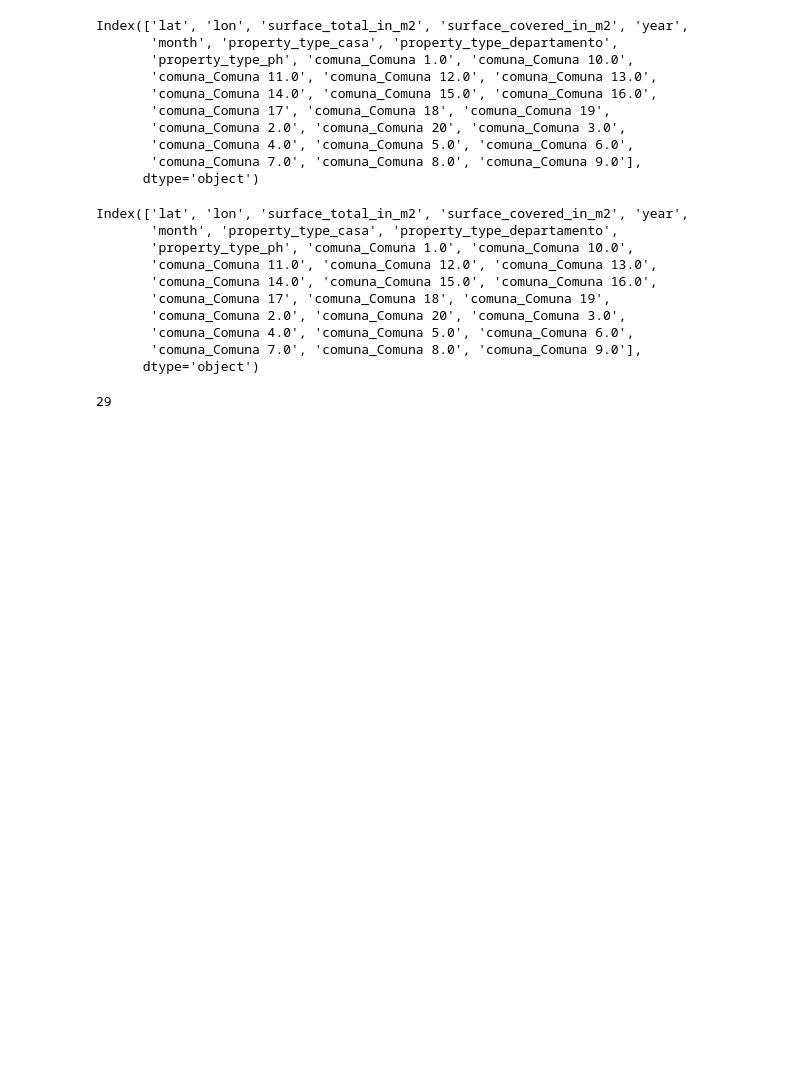
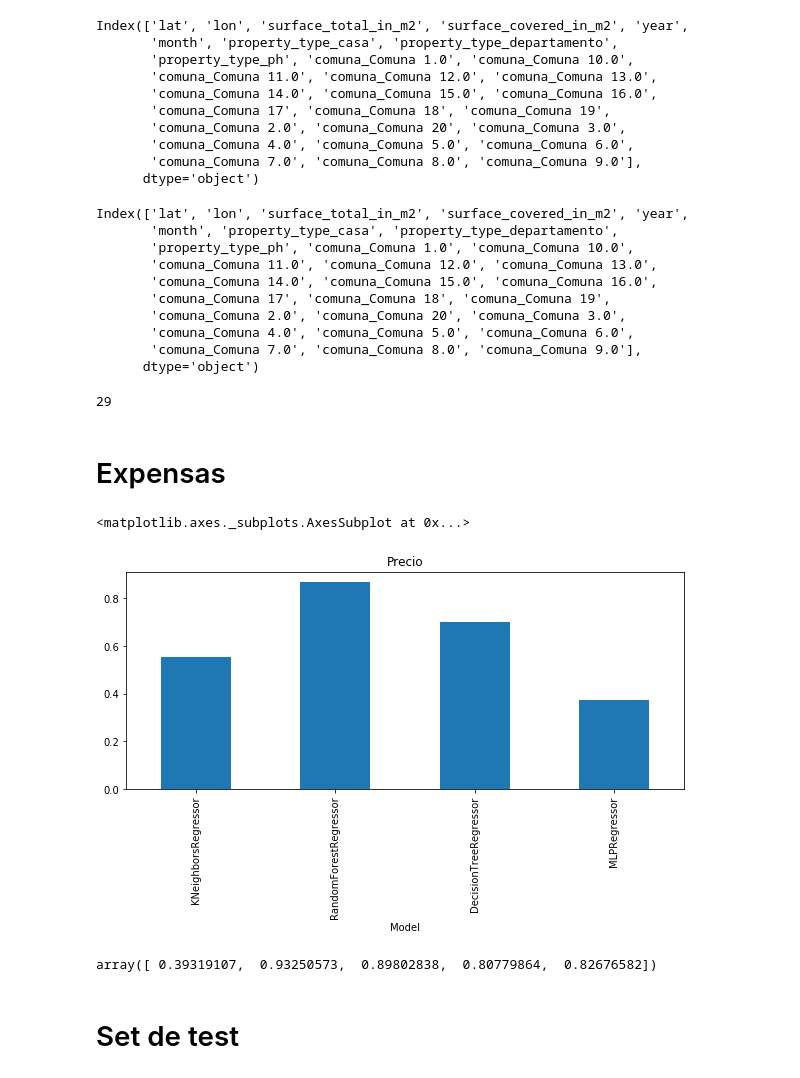
Before and after one commit to NicoGallegos/tpdatos, a Jupyter notebook: TP 2 -Nico.ipynb, the cells around one changed output. Cells and saved outputs as stored; diff of their text form; code cells hidden in the pictures; blank space fills up the shorter version.

Commit message:
Pruebas Comunas y Expenses

```diff
--- a/TP 2 -Nico.ipynb
+++ b/TP 2 -Nico.ipynb
@@ -1335,3 +1336,49 @@ archivo9 = pd.DataFrame()
 archivo9['id'] = datosForTesting.loc[:,['id']]
 archivo9['price_usd'] = prueba9
 archivo9.to_csv('prueba9.csv', index=False)
+# %% [markdown]
+# Expensas
+# %%
+datosConComunasFiltered = datosConComunas.loc[:, ['lat', 'lon', 'surface_total_in_m2','price_aprox_usd','surface_covered_in_m2','property_type','comuna','year','month','tipo', 'expenses']]
+datosConComunasFilteredOHC = pd.get_dummies(datosConComunasFiltered)
+
+
+trainConComunasyExpenses = datosConComunasFilteredOHC[datosConComunasFilteredOHC['tipo_train'] == 1]
+testConComunasyExpenses = datosConComunasFilteredOHC[datosConComunasFilteredOHC['tipo_test'] == 1]
+
+
+trainConComunasyExpenses = trainConComunasyExpenses.drop(['tipo_train','tipo_test'], axis=1)
+testConComunasyExpenses = testConComunasyExpenses.drop(['tipo_train','tipo_test'], axis=1)
+# %%
+#Prueba 10
+
+x_train, x_test, y_train, y_test = train_test_split(trainConComunasyExpenses, trainConComunasyExpenses['price_aprox_usd'], test_size=0.2)
+#x_test = x_test.loc[:, ['lat', 'lon', 'surface_total_in_m2', 'surface_covered_in_m2','property_type_id','rooms']]
+#x_train = x_train.loc[:, ['lat', 'lon', 'surface_total_in_m2', 'surface_covered_in_m2','property_type_id','rooms']]
+
+x_test = x_test.drop('price_aprox_usd',1)
+x_train = x_train.drop('price_aprox_usd',1)
+
+
+models = [KNeighborsRegressor(),
+         RandomForestRegressor(n_estimators=100, max_features='sqrt'),
+         tree.DecisionTreeRegressor(),
+         neural_network.MLPRegressor()]
+
+TestModels = pd.DataFrame()
+tmp = {}
+
+for model in models:
+        m = str(model)
+        tmp['Model'] = m[:m.index('(')]
+        model.fit(x_train, y_train)
+        tmp['Precio'] = r2_score(y_test, model.predict(x_test))
+        TestModels = TestModels.append([tmp])
+
+TestModels.set_index('Model', inplace=True)
+
+fig, axes = plt.subplots(ncols=1, figsize=(10, 4))
+TestModels.Precio.plot(ax=axes, kind='bar', title='Precio')
+# %% [output]
+<matplotlib.axes._subplots.AxesSubplot at 0x...>
+[figure, added]
@@ -1337,0 +1388,8 @@ archivo9.to_csv('prueba9.csv', index=False)
+# %%
+RFRModel = RandomForestRegressor(n_estimators=100, max_features='sqrt')
+scores = cross_val_score(RFRModel, datosExpensesFeatures, np.ravel(datosExpensesPrecios.loc[:, ['price_aprox_usd']]), cv=5)
+scores
+# %% [output]
+array([ 0.39319107,  0.93250573,  0.89802838,  0.80779864,  0.82676582])
+# %% [markdown]
+# Set de test
```
Also changed, not shown: parts of 7 cells of this notebook.
